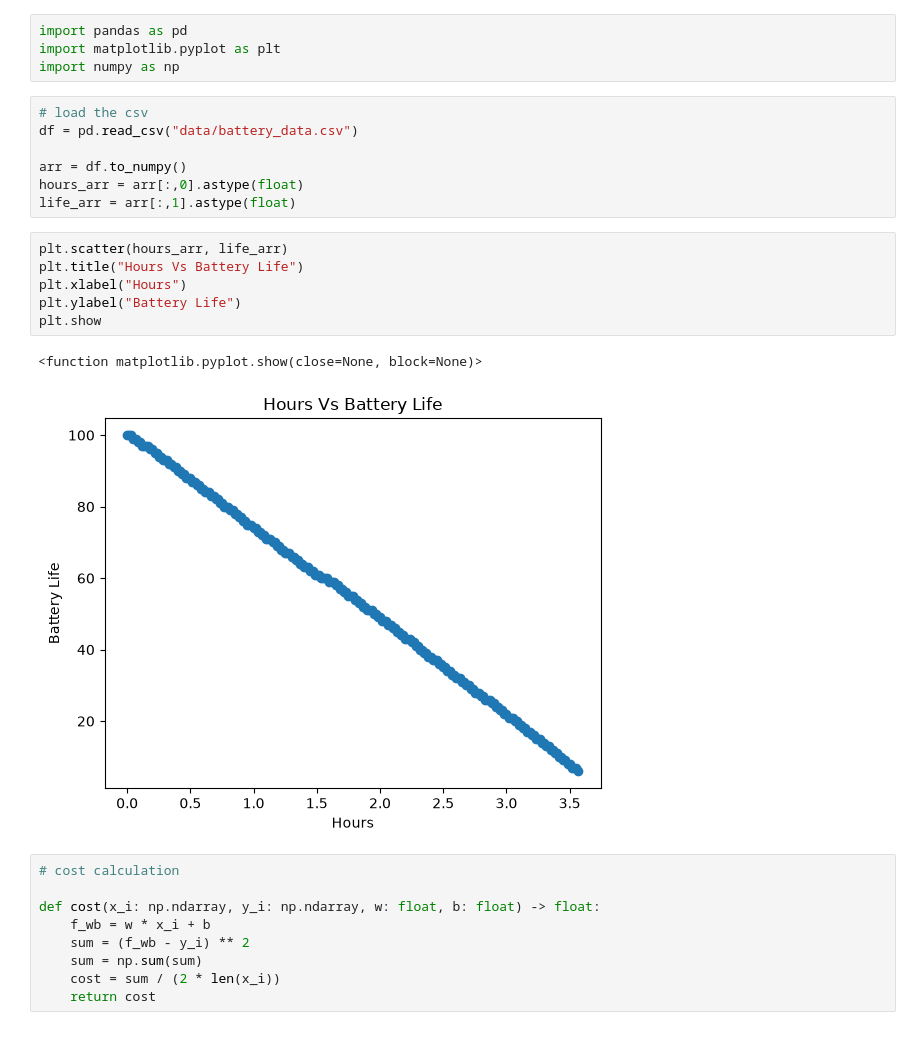
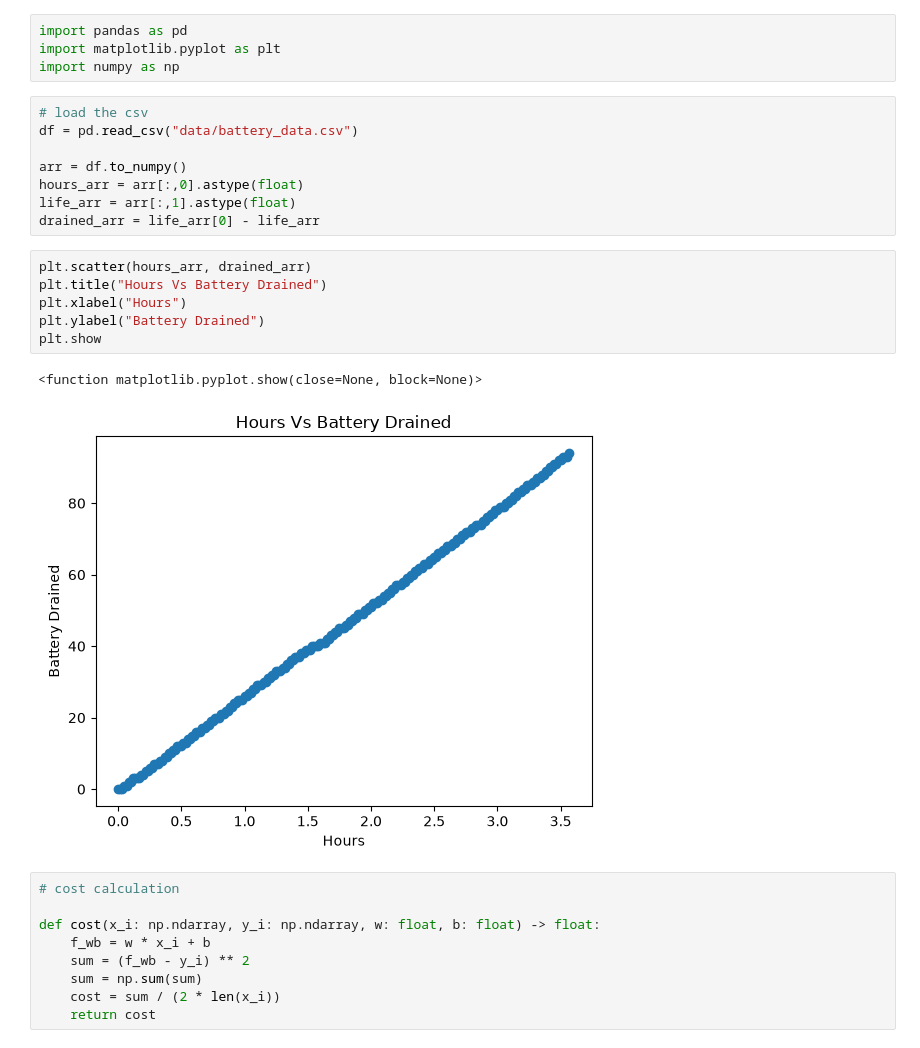
Before and after one commit to ethanhu912/Battery-Predictor, a Jupyter notebook: training.ipynb, the cells around one changed output. Drawn from its saved outputs; the diff is of its cells as text.

```diff
--- a/training.ipynb
+++ b/training.ipynb
@@ -9,15 +9,16 @@ df = pd.read_csv("data/battery_data.csv")
 arr = df.to_numpy()
 hours_arr = arr[:,0].astype(float)
 life_arr = arr[:,1].astype(float)
+drained_arr = life_arr[0] - life_arr
 # %%
-plt.scatter(hours_arr, life_arr)
-plt.title("Hours Vs Battery Life")
+plt.scatter(hours_arr, drained_arr)
+plt.title("Hours Vs Battery Drained")
 plt.xlabel("Hours")
-plt.ylabel("Battery Life")
+plt.ylabel("Battery Drained")
 plt.show
 # %% [output]
 <function matplotlib.pyplot.show(close=None, block=None)>
-[figure, old version]
+[figure, new version]
 # %%
 # cost calculation
 
```
Also changed, not shown: parts of 3 cells of this notebook, 5 other files.
